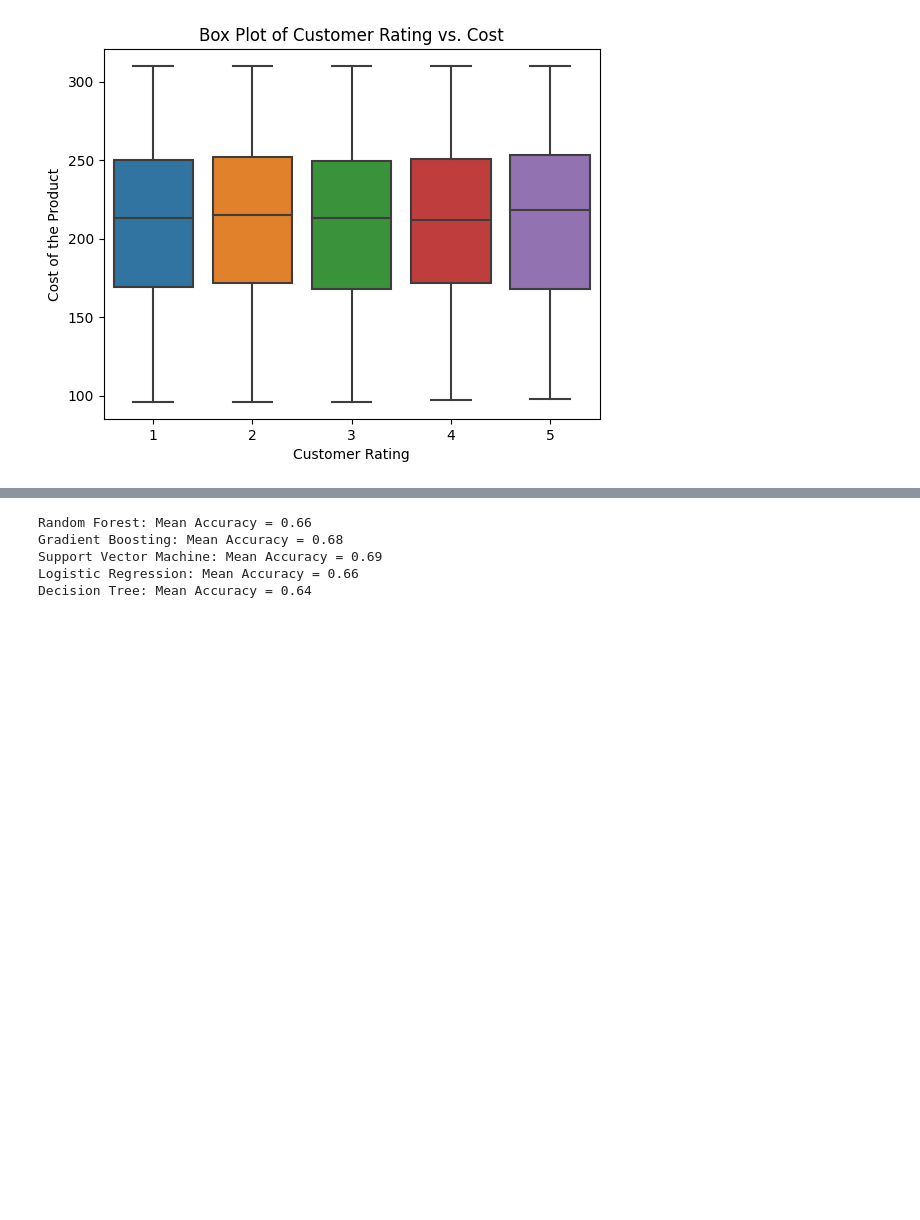
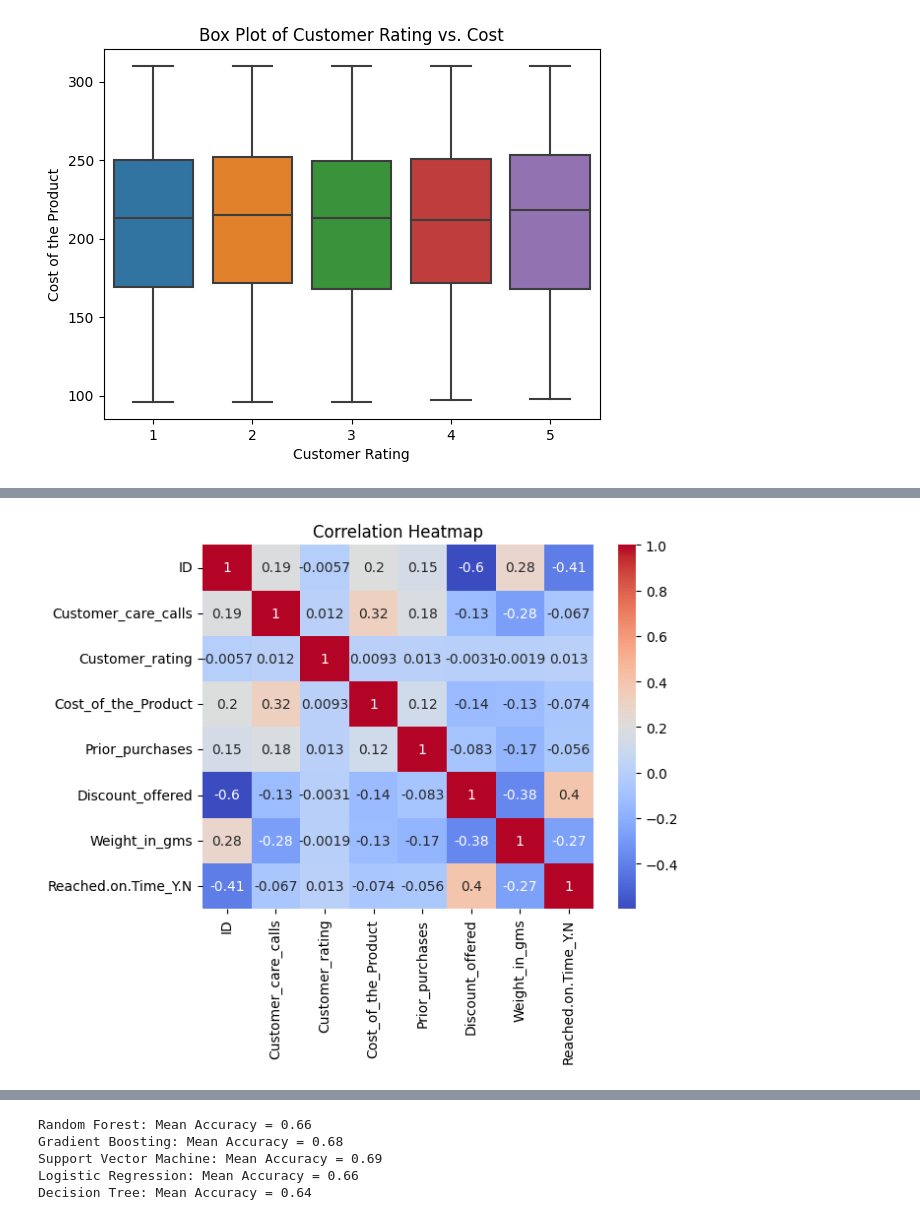
Before and after one commit to vengie/Project42_ELOGISTIX, a Jupyter notebook: Notebooks/logistix.ipynb, the cells around one changed output, grey strips where cells are left out. Saved outputs shown, nothing was run; the diff lists cells and outputs as text; code cells hidden in the pictures; blank space fills up the shorter version.

```diff
--- a/Notebooks/logistix.ipynb
+++ b/Notebooks/logistix.ipynb
@@ -146,0 +159,8 @@ plt.show()
+# %%
+#Heatmaps can help visualize the correlation between numerical variables.
+correlation_matrix = data.corr()
+sns.heatmap(correlation_matrix, annot=True, cmap='coolwarm')
+plt.title('Correlation Heatmap')
+plt.show()
+# %% [output]
+[figure, added]
```
Also changed, not shown: parts of 6 cells of this notebook.
